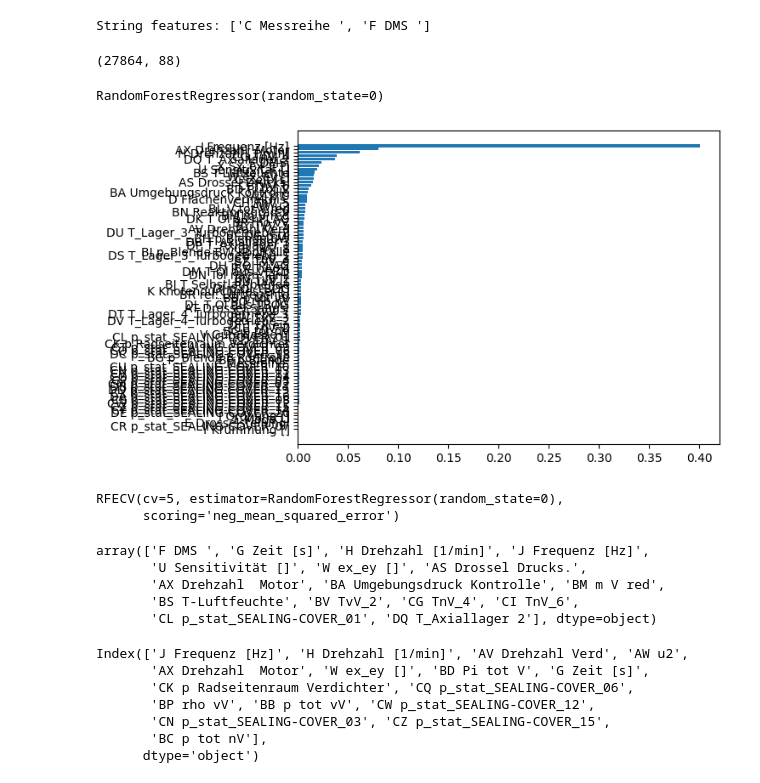
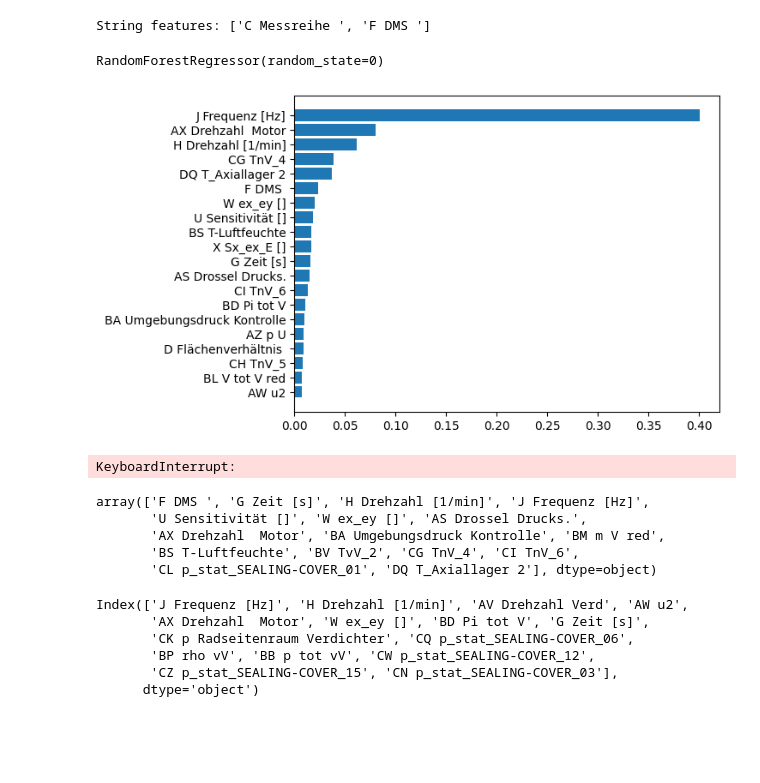
Before and after one commit to vb-ee/MAN-ml-project, a Jupyter notebook: man-project.ipynb, the cells around one changed output. Drawn from its saved outputs; the diff is of its cells as text; code cells hidden in the pictures; blank space fills up the shorter version.

```diff
--- a/man-project.ipynb
+++ b/man-project.ipynb
@@ -16,18 +17,16 @@ import torch
 import torch.nn as nn
 import torch.optim as optim
 # %%
-df = pd.read_pickle('df_exp1.pkl')
-
-string_features = df.select_dtypes(include=['object']).columns.tolist()
+data = pd.read_pickle('df_exp1.pkl')
+string_features = data.select_dtypes(include=['object']).columns.tolist()
 print("String features:", string_features)
 # %% [output]
 String features: ['C Messreihe ', 'F DMS ']
 # %%
 encoder = OrdinalEncoder()
-
-df[string_features] = encoder.fit_transform(df[string_features])
-df.shape
+data[string_features] = encoder.fit_transform(data[string_features])
-# %% [output]
-(27864, 88)
+# %%
+X = data.drop(columns=["N AufgewAmplitudeNom [MPa]"])
+y = data["N AufgewAmplitudeNom [MPa]"]
 # %%
 scaler = StandardScaler()
@@ -36,6 +35,3 @@ df_scaled = pd.DataFrame(scaled_features, columns=df.columns)
-# %%
-y = df_scaled["N AufgewAmplitudeNom [MPa]"]
-X = df_scaled.drop(columns=["N AufgewAmplitudeNom [MPa]"])
 # %%
 X_train, X_test, y_train, y_test = train_test_split(X, y, test_size=0.3, random_state=42)
 # %%
@@ -46,16 +45,14 @@ RandomForestRegressor(random_state=0)
 # %%
-f_i = list(zip(rf.feature_names_in_, rf.feature_importances_))
+f_i = list(zip(X.columns, rf.feature_importances_))
 f_i.sort(key = lambda x : x[1])
+f_i = f_i[-20:]
 plt.barh([x[0] for x in f_i],[x[1] for x in f_i])
-
 plt.show()
 # %% [output]
-[figure, old version]
+[figure, new version]
 # %%
-rfe = RFECV(rf, cv=5, scoring="neg_mean_squared_error")
-
+rfe = RFECV(rf, cv=5, scoring="neg_mean_squared_error", n_jobs=4)
 rfe.fit(X_train, y_train)
 # %% [output]
-RFECV(cv=5, estimator=RandomForestRegressor(random_state=0),
-      scoring='neg_mean_squared_error')
+KeyboardInterrupt:
 # %%
@@ -71,14 +68,12 @@ array(['F DMS ', 'G Zeit [s]', 'H Drehzahl [1/min]', 'J Frequenz [Hz]',
 mi = mutual_info_regression(X, y)
 mi_indices = np.argsort(mi)[::-1]
 
-# Select top N features
-selected_features_mi = X.columns[mi_indices[:16]]
+selected_features_mi = X.columns[mi_indices[:15]]
 selected_features_mi
 # %% [output]
 Index(['J Frequenz [Hz]', 'H Drehzahl [1/min]', 'AV Drehzahl Verd', 'AW u2',
        'AX Drehzahl  Motor', 'W ex_ey []', 'BD Pi tot V', 'G Zeit [s]',
        'CK p Radseitenraum Verdichter', 'CQ p_stat_SEALING-COVER_06',
        'BP rho vV', 'BB p tot vV', 'CW p_stat_SEALING-COVER_12',
-       'CN p_stat_SEALING-COVER_03', 'CZ p_stat_SEALING-COVER_15',
-       'BC p tot nV'],
+       'CZ p_stat_SEALING-COVER_15', 'CN p_stat_SEALING-COVER_03'],
       dtype='object')
```
Also changed, not shown: parts of 9 cells of this notebook.
